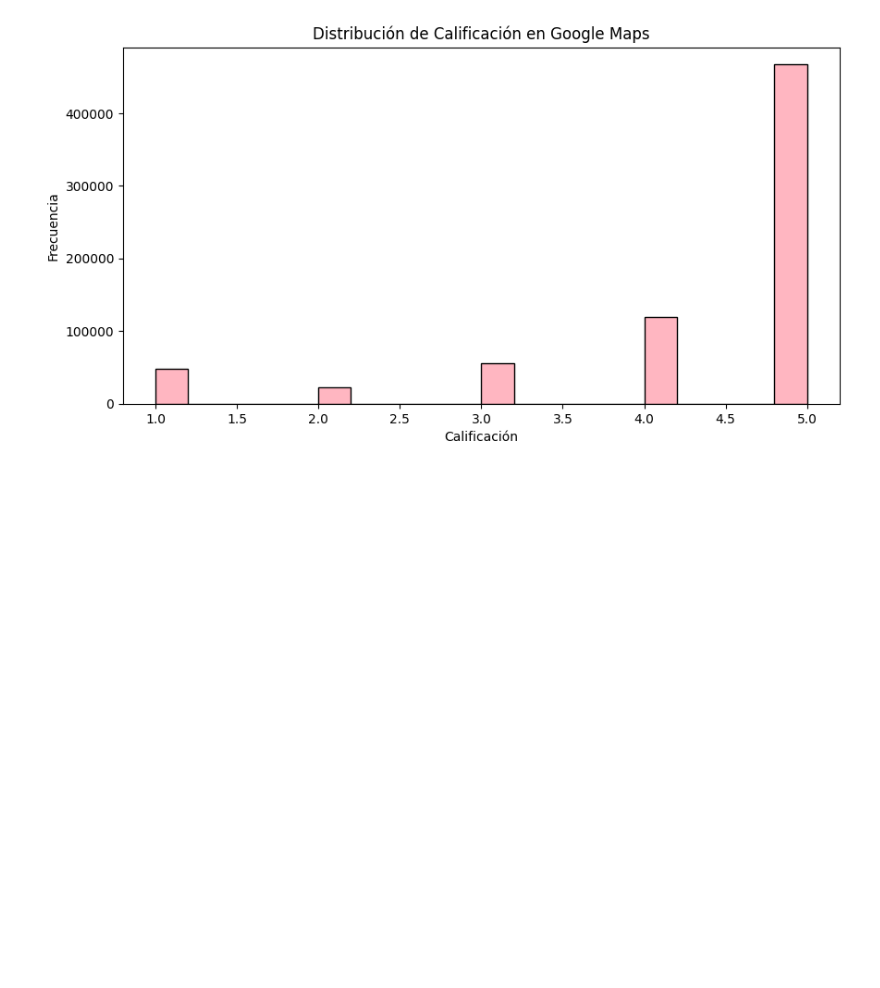
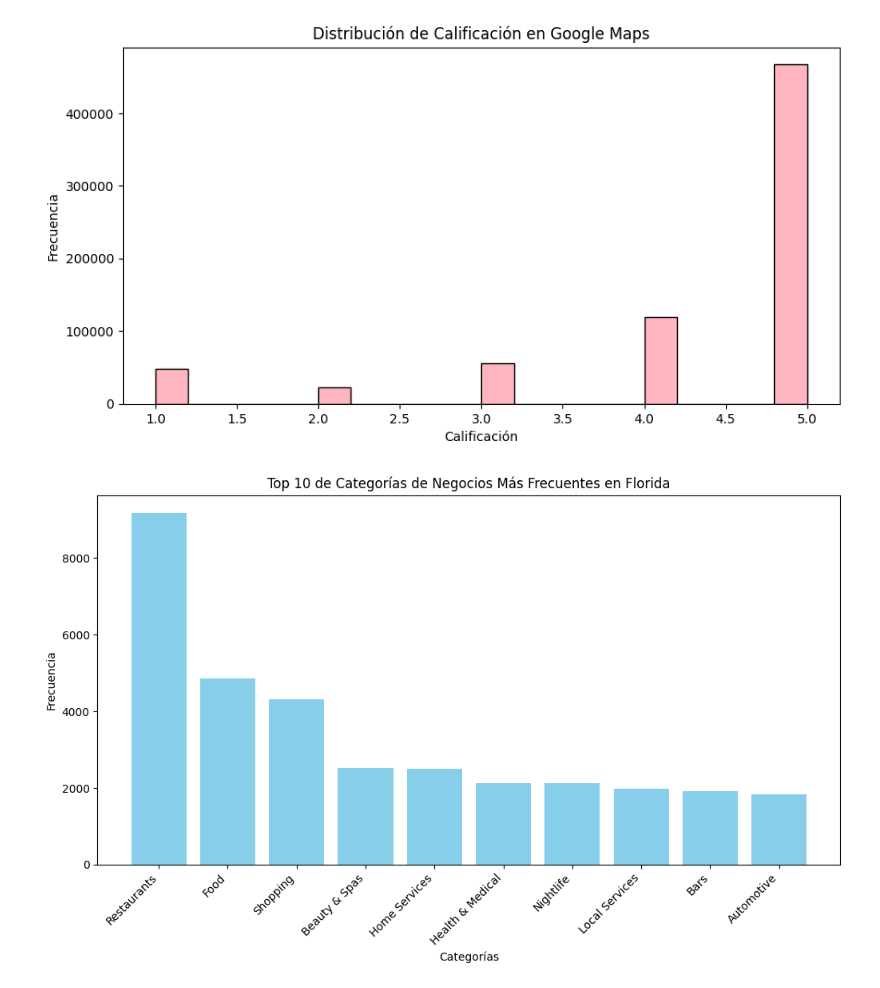
Before and after one commit to bautiarmanicode/HENRY-PROYECTO-FINAL, a Jupyter notebook: 1_Jupyter_Notebooks/2_EDA.ipynb, the cells around one changed output. Drawn from its saved outputs; the diff is of its cells as text; code cells hidden in the pictures; blank space fills up the shorter version.

```diff
--- a/1_Jupyter_Notebooks/2_EDA.ipynb
+++ b/1_Jupyter_Notebooks/2_EDA.ipynb
@@ -306,3 +289,23 @@ plt.title('Distribución de Calificación en Google Maps')
 plt.show()
 # %% [output]
 [figure]
+# %%
+from collections import Counter
+florida_business_df = business_df[business_df['state'] == 'FL']
+all_categories = florida_business_df['categories'].dropna().values
+all_categories_list = []
+for categories in all_categories:
+    all_categories_list.extend(categories.split(', '))
+category_counts = Counter(all_categories_list)
+top_10_categories = category_counts.most_common(10)
+categories, counts = zip(*top_10_categories)
+
+plt.figure(figsize=(12, 6))
+plt.bar(categories, counts, color='skyblue')
+plt.xlabel('Categorías')
+plt.ylabel('Frecuencia')
+plt.title('Top 10 de Categorías de Negocios Más Frecuentes en Florida')
+plt.xticks(rotation=45, ha='right')
+plt.show()
+# %% [output]
+[figure, added]
```
Also changed, not shown: parts of 21 cells of this notebook.
